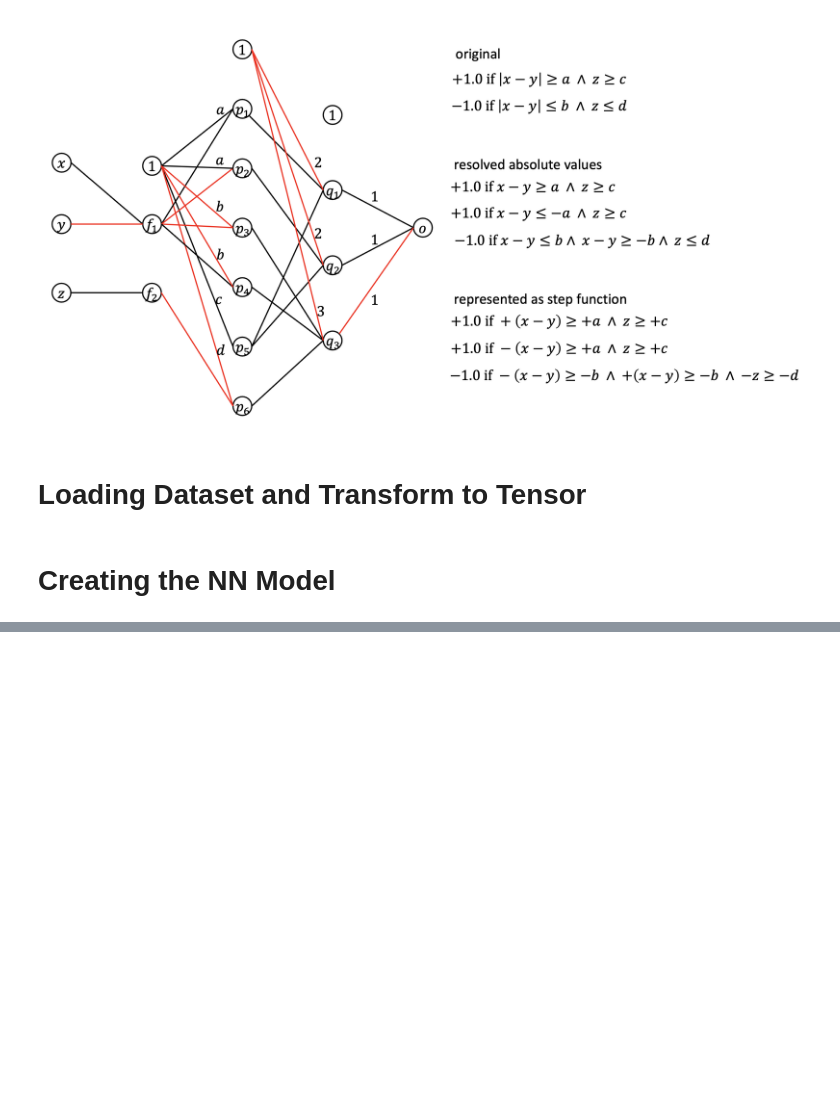
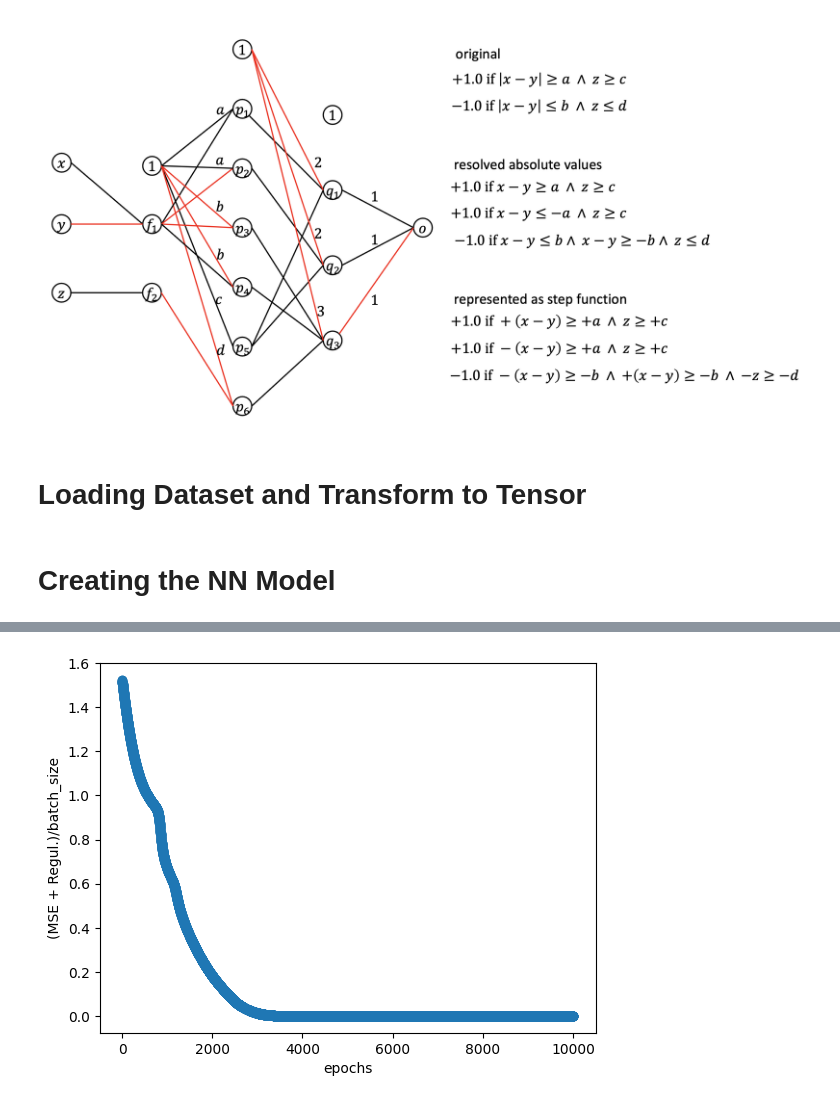
Before and after one commit to shahrzaddii/https---github.com-shahrzaddii-Sparsity, a Jupyter notebook: 82octet.ipynb, the cells around one changed output, grey strips where cells are left out. Drawn from its saved outputs; the diff is of its cells as text; code cells hidden in the pictures; blank space fills up the shorter version.

```diff
--- a/82octet.ipynb
+++ b/82octet.ipynb
@@ -265,5 +242,10 @@ Text(0, 0.5, '(MSE + Regul.)/batch_size')
 # %%
-weights = []
-for name, param in model.named_parameters():
-    weights.append(param.detach().numpy())
-    print(name, param)
+# weights = []
+# for name, param in model.named_parameters():
+#     weights.append(param.detach().numpy())
+#     print(name, param)
+
+# model.round_parameters(hidden=True, output=True)
+# for name, param in model.named_parameters():
+#     # weights.append(param.detach().numpy())
+#     print(name, param)
@@ -278,5 +251,0 @@ tensor([[ 0.5408,  0.3503, -0.4807]], requires_grad=True)
-# %%
-model.round_parameters(hidden=True, output=True)
-for name, param in model.named_parameters():
-    # weights.append(param.detach().numpy())
-    print(name, param)
@@ -319,0 +288,64 @@ plt.legend()
+# %%
+input_size = 6
+hidden_size = 3
+output_size = 1
+loss_criterion = nn.MSELoss()
+alpha = 0
+num_epochs = 10000
+model_1 = RegressionModel(input_size, hidden_size, output_size, bias=False)
+for name, param in model_1.named_parameters():
+    if name != 'output.weight':
+        param.data = torch.randint(-1, 2, size=param.size(), dtype=torch.float32)
+    #     param.data = torch.tensor([[ 0., -1.,  0.,  1., -1.,  0.], [ 1.,  1.,  1., -1., -1.,  0.], [ 0., -1., -1., -1., -1.,  0.]], dtype=torch.float32)
+    # if name == 'output.weight':
+    #     param.data = torch.tensor([[0.3067, 0.4690, 0.4114]], dtype=torch.float32)
+    print(name, param)
+
+optimizer = torch.optim.Adam(model_1.parameters(), lr=0.0001)
+average_epoch_loss_list_1 = []
+
+for epoch in range(num_epochs):
+    epoch_loss = 0.0
+    for batch_x, batch_y in dataloader:
+        optimizer.zero_grad()
+        predictions = model_1(batch_x)
+        mse_loss = loss_criterion(predictions, batch_y.view(-1,1))
+        binary_loss = model_1.binary_loss()
+        total_loss = mse_loss + alpha*binary_loss
+        total_loss.backward()
+        optimizer.step()
+        epoch_loss += total_loss.item()
+
+    average_epoch_loss = epoch_loss / len(dataloader)
+    average_epoch_loss_list_1.append(average_epoch_loss)
+    if epoch % 1000 == 0:
+        print(f'Epoch [{epoch + 1}/{num_epochs}] Loss: {average_epoch_loss:.4f}')
+
+plt.scatter(range(epoch+1), average_epoch_loss_list_1)
+plt.xlabel('epochs')
+plt.ylabel('(MSE + Regul.)/batch_size')
+
+model_1.round_parameters(hidden=True, output=True)
+for name, param in model_1.named_parameters():
+    print(name, param)
+y_pred_1 = model_1.predict(X_train)
+y_train = y_train.reshape(-1,1)
+mse_1 = np.mean((y_train-y_pred_1)**2)
+print(f'The MSE is {mse_1:.4f}')
+
+np.random.seed(19680801)
+# yaxis = [np.where(y_train>0.0, 1, -1),np.where(y_pred>0.0, 1, -1)]
+yaxis = [y_train,y_pred_1]
+axs_title = ['Ground Truth Data Points', 'Predicted of Trained NN']
+fig, axs = plt.subplots(1, 3, figsize=(20, 5))
+
+for col in range(2):
+    ax = axs[col]
+    pcm = ax.scatter(octet_selected['sigma'][train_ind],octet_selected['rs(A)'][train_ind], c=yaxis[col], cmap='viridis',  alpha=0.7, vmin=-1, vmax=1)
+    ax.set_title(axs_title[col])
+
+fig.colorbar(pcm)
+axs[2].scatter(range(len(y_pred_1)),y_train, label='TrainPoints')
+axs[2].scatter(range(len(y_pred_1)),y_pred_1, label='Preditions')
+axs[2].legend()
+# %% [output]
@@ -319,0 +370 @@ plt.legend()
+[figure, added]
```
Also changed, not shown: parts of 22 cells of this notebook.
